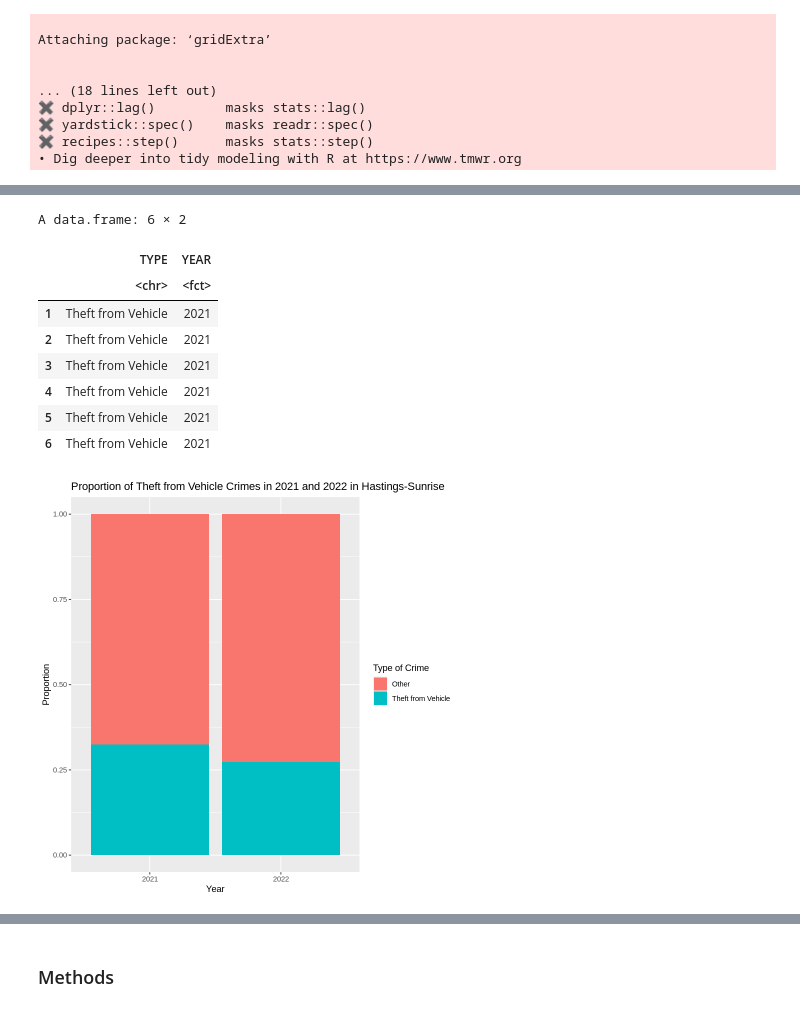
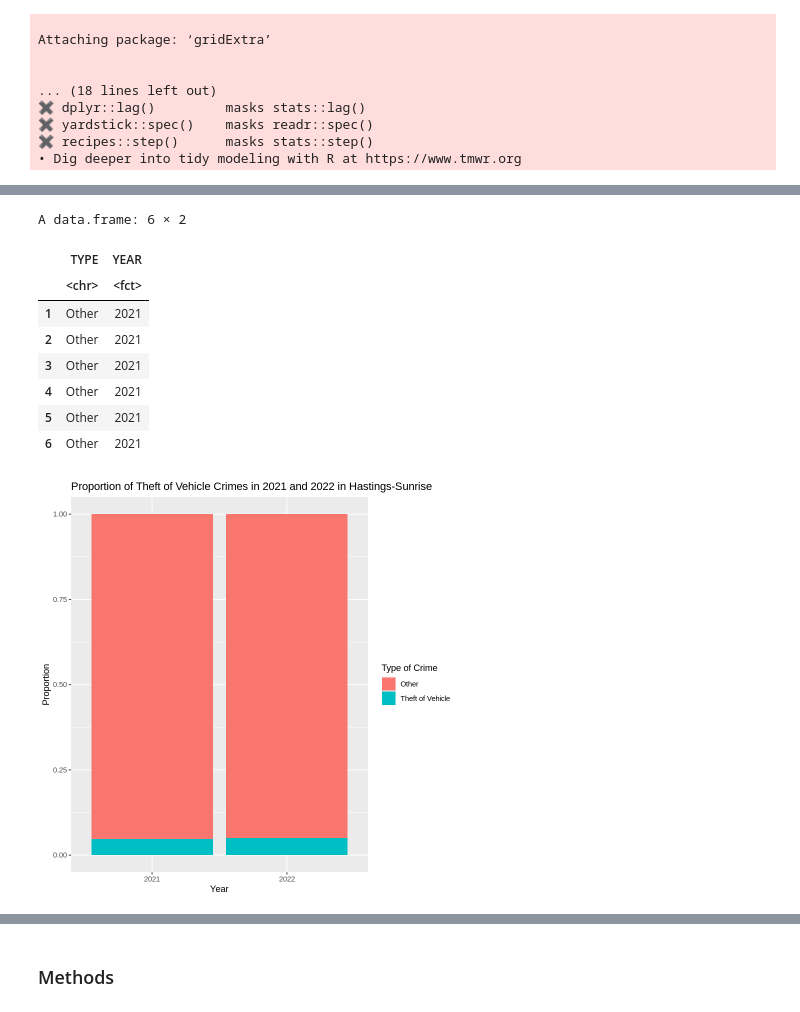
Before and after one commit to Haobo11/Stat201-group-project, a Jupyter notebook: group proposal .ipynb, the cells around one changed output, grey strips where cells are left out. Cells and saved outputs as stored; diff of their text form; code cells hidden in the pictures.

```diff
--- a/group proposal .ipynb
+++ b/group proposal .ipynb
@@ -72,7 +72,7 @@ A data.frame: 6 × 10
 theft_vehicle <- rbind(crime_data_2021, crime_data_2022) %>%   #combining dataframes
     select(TYPE, YEAR) %>%   #selecting only columns with the type of crime and year it occurred
     mutate(TYPE = if_else(TYPE == "Theft of Bicycle", "Other", TYPE),
-           TYPE = if_else(TYPE == "Theft of Vehicle", "Other", TYPE),
+           TYPE = if_else(TYPE == "Theft from Vehicle", "Other", TYPE),
            TYPE = if_else(TYPE == "Vehicle Collision or Pedestrian Struck (with Fatality)", "Other", TYPE),
            TYPE = if_else(TYPE == "Vehicle Collision or Pedestrian Struck (with Injury)", "Other", TYPE),
            TYPE = if_else(TYPE == "Break and Enter Commercial", "Other", TYPE),
@@ -80,7 +80,7 @@ theft_vehicle <- rbind(crime_data_2021, crime_data_2022) %>%   #combining datafr
            TYPE = if_else(TYPE == "Homicide", "Other", TYPE),
            TYPE = if_else(TYPE == "Mischief", "Other", TYPE),
            TYPE = if_else(TYPE == "Offence Against a Person", "Other", TYPE),
-           TYPE = if_else(TYPE == "Other Theft", "Other", TYPE))   #separating crime of interest, Theft from Vehicle, from other crimes
+           TYPE = if_else(TYPE == "Other Theft", "Other", TYPE))   #separating crime of interest, Theft of Vehicle, from other crimes
 
 #Changing YEAR variables from integer to factor
 theft_vehicle$YEAR <- as.factor(theft_vehicle$YEAR)
@@ -90,20 +90,20 @@ head(theft_vehicle)
 A data.frame: 6 × 2
 |  | TYPE | YEAR |
 |  | <chr> | <fct> |
-| 1 | Theft from Vehicle | 2021 |
-| 2 | Theft from Vehicle | 2021 |
-| 3 | Theft from Vehicle | 2021 |
-| 4 | Theft from Vehicle | 2021 |
-| 5 | Theft from Vehicle | 2021 |
-| 6 | Theft from Vehicle | 2021 |
+| 1 | Other | 2021 |
+| 2 | Other | 2021 |
+| 3 | Other | 2021 |
+| 4 | Other | 2021 |
+| 5 | Other | 2021 |
+| 6 | Other | 2021 |
 # %%
-#Visualizing the proportion of crimes that were Theft from Vehicle
+#Visualizing the proportion of crimes that were Theft of Vehicle
 theft_vehicle_plot <- theft_vehicle %>%
     ggplot() +
         geom_bar(aes(x = YEAR, fill = TYPE), position = "fill") +
         labs(x = "Year", y = "Proportion", fill = "Type of Crime") +
-        ggtitle("Proportion of Theft from Vehicle Crimes in 2021 and 2022 in Hastings-Sunrise")
+        ggtitle("Proportion of Theft of Vehicle Crimes in 2021 and 2022 in Hastings-Sunrise")
 theft_vehicle_plot
 # %% [output]
-[figure, old version]
+[figure, new version]
 # %% [markdown]
```
Also changed, not shown: parts of 4 cells of this notebook.
